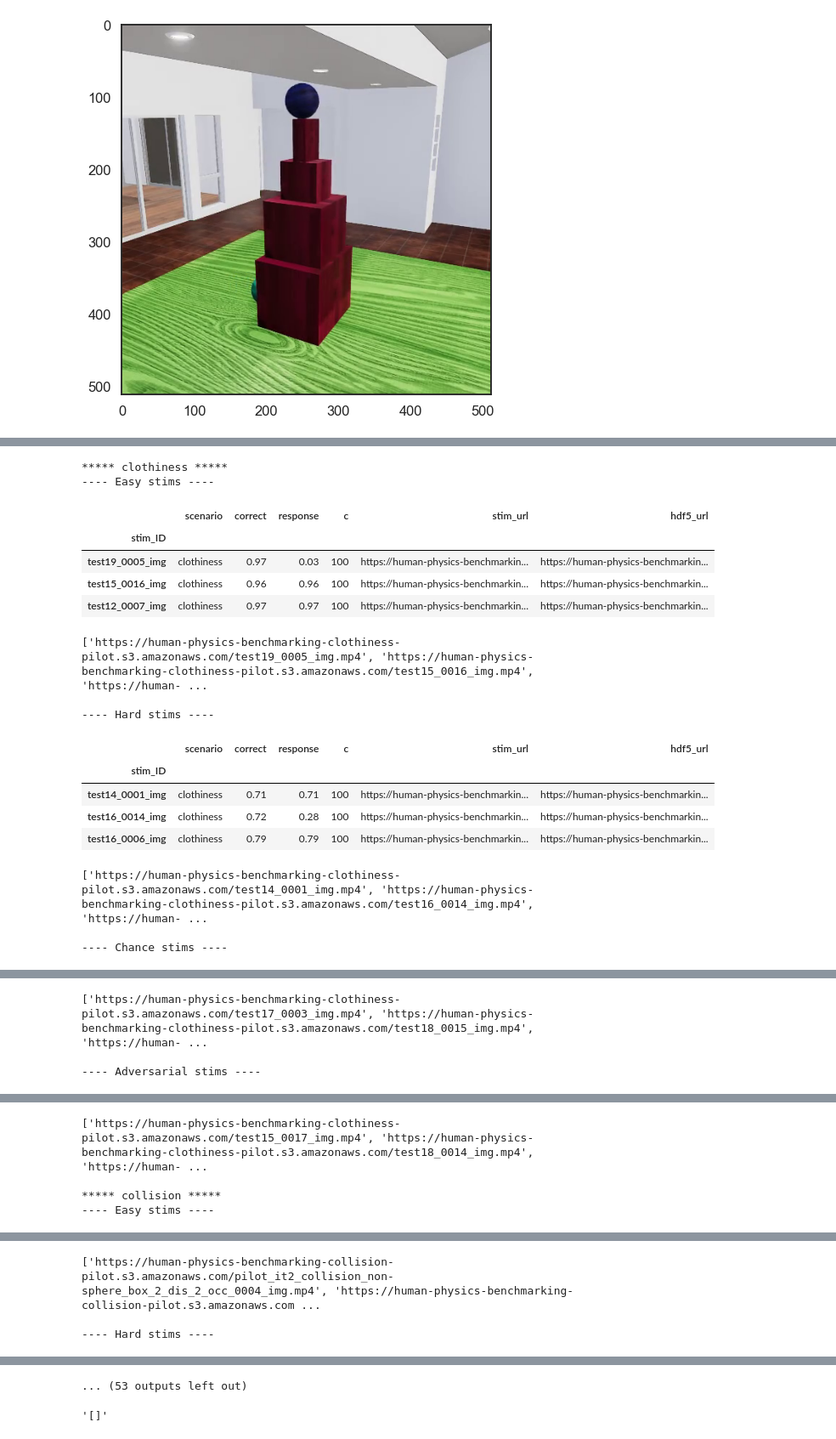
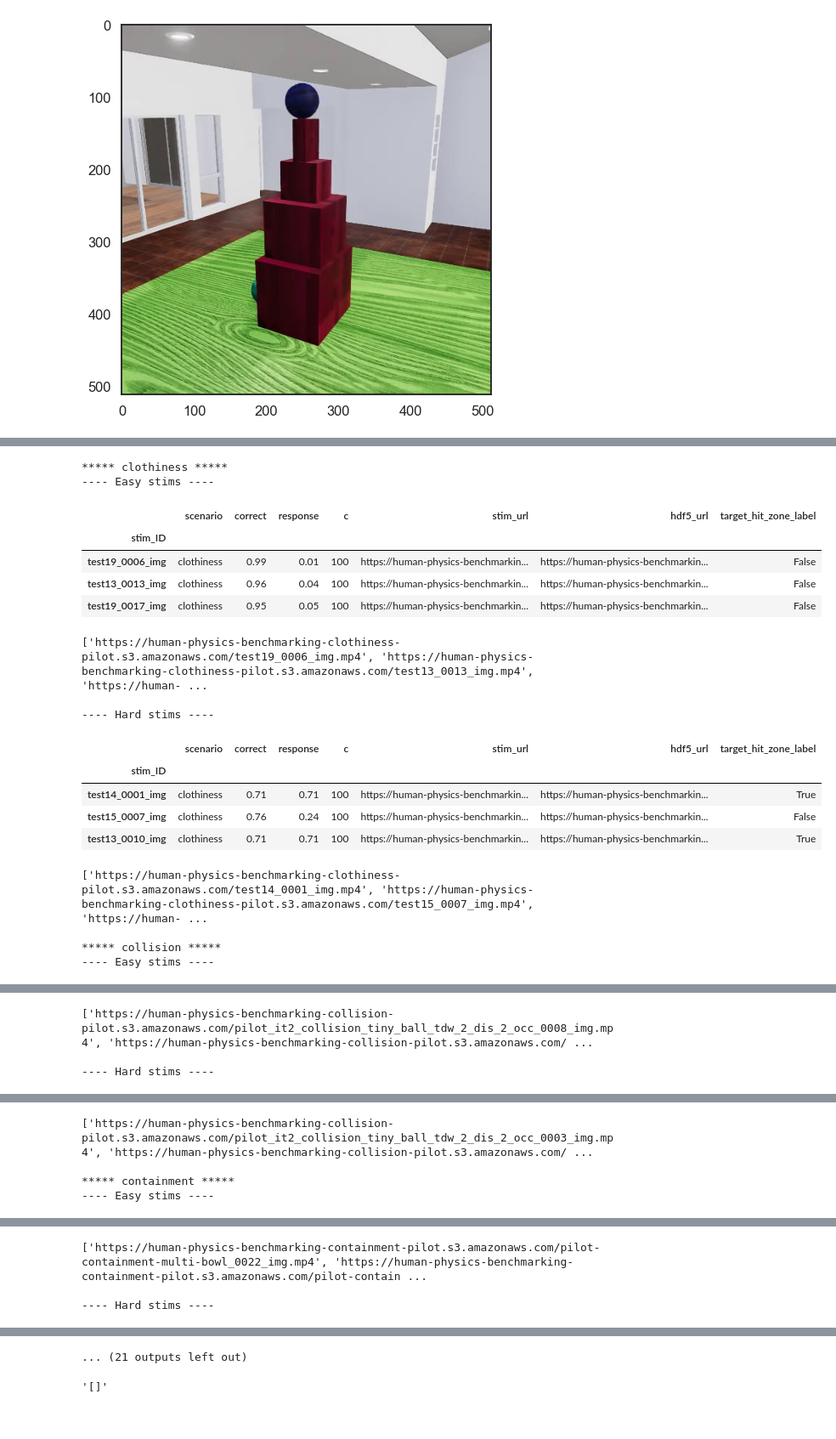
Before and after one commit to cogtoolslab/physics-benchmarking-neurips2021, a Jupyter notebook: analysis/stimulus_plots.ipynb, the cells around one changed output, grey strips where cells are left out. Shown at 85% size. Saved outputs shown, nothing was run; the diff lists cells and outputs as text; code cells hidden in the pictures.

```diff
--- a/analysis/stimulus_plots.ipynb
+++ b/analysis/stimulus_plots.ipynb
@@ -215,7 +220,8 @@ per_stim_agg = df.groupby('stim_ID').agg({
     'response' : 'mean',
     'c' : 'count',
     'stim_url' : lambda s: s.head(1),
-    'hdf5_url' : lambda s: s.head(1)
+    'hdf5_url' : lambda s: s.head(1),
+    'target_hit_zone_label': 'mean'
 })
 per_stim_agg.sort_values('scenario',inplace=True)
 # %%
@@ -408,47 +500,48 @@ pilot_towers_nb4_fr015_SJ000_gr015sph_mono1_dis0_occ0_tdwroom_0015.hdf5 already
 # %%
 num_stims = 3
 
 for scenario in per_stim_agg['scenario'].unique():
     print("*****",scenario,"*****")
     df_s = per_stim_agg[per_stim_agg['scenario'] == scenario]
     df_s = df_s.sort_values('correct')
     #get easy stims
     selection = df_s[df_s['correct']>0.90].sample(num_stims)
     print("---- Easy stims ----")
     display(selection)
     print(list(selection['stim_url']),"\n")
-    #get hard stims
+   #get hard stims
     selection = df_s[(df_s['correct']>0.70) & (df_s['correct']<0.80)].sample(num_stims)
     print("---- Hard stims ----")
     display(selection)
     print(list(selection['stim_url']),"\n")
-    #get chance stims
-    selection = df_s[(df_s['correct']>0.45) & (df_s['correct']<0.55)].sample(num_stims)
-    print("---- Chance stims ----")
-    display(selection)
-    print(list(selection['stim_url']),"\n")
-    #get adversarial stims
-#     selection = df_s[df_s['correct']<0.20].sample(num_stims)
-    selection = df_s.head(num_stims)
-    print("---- Adversarial stims ----")
-    display(selection)
-    print(list(selection['stim_url']),"\n")
+#     #get chance stims
+#     selection = df_s[(df_s['correct']>0.45) & (df_s['correct']<0.55)].sample(num_stims)
+#     print("---- Chance stims ----")
+#     display(selection)
+#     print(list(selection['stim_url']),"\n")
+#     #get adversarial stims
+# #     selection = df_s[df_s['correct']<0.20].sample(num_stims)
+#     selection = df_s.head(num_stims)
+#     print("---- Adversarial stims ----")
+#     display(selection)
+#     print(list(selection['stim_url']),"\n")
 # %% [output]
 ***** clothiness *****
 ---- Easy stims ----
-|  | scenario | correct | response | c | stim_url | hdf5_url |
-| stim_ID |  |  |  |  |  |  |
-| test19_0005_img | clothiness | 0.97 | 0.03 | 100 | https://human-physics-benchmarkin... | https://human-physics-benchmarkin... |
-| test15_0016_img | clothiness | 0.96 | 0.96 | 100 | https://human-physics-benchmarkin... | https://human-physics-benchmarkin... |
-| test12_0007_img | clothiness | 0.97 | 0.97 | 100 | https://human-physics-benchmarkin... | https://human-physics-benchmarkin... |
+|  | scenario | correct | response | c | stim_url | hdf5_url | target_hit_zone_label |
+| stim_ID |  |  |  |  |  |  |  |
+| test19_0006_img | clothiness | 0.99 | 0.01 | 100 | https://human-physics-benchmarkin... | https://human-physics-benchmarkin... | False |
+| test13_0013_img | clothiness | 0.96 | 0.04 | 100 | https://human-physics-benchmarkin... | https://human-physics-benchmarkin... | False |
+| test19_0017_img | clothiness | 0.95 | 0.05 | 100 | https://human-physics-benchmarkin... | https://human-physics-benchmarkin... | False |
-['https://human-physics-benchmarking-clothiness-pilot.s3.amazonaws.com/test19_0005_img.mp4', 'https://human-physics-benchmarking-clothiness-pilot.s3.amazonaws.com/test15_0016_img.mp4', 'https://human- ...
+['https://human-physics-benchmarking-clothiness-pilot.s3.amazonaws.com/test19_0006_img.mp4', 'https://human-physics-benchmarking-clothiness-pilot.s3.amazonaws.com/test13_0013_img.mp4', 'https://human- ...
 
 ---- Hard stims ----
-|  | scenario | correct | response | c | stim_url | hdf5_url |
-| stim_ID |  |  |  |  |  |  |
-| test14_0001_img | clothiness | 0.71 | 0.71 | 100 | https://human-physics-benchmarkin... | https://human-physics-benchmarkin... |
-| test16_0014_img | clothiness | 0.72 | 0.28 | 100 | https://human-physics-benchmarkin... | https://human-physics-benchmarkin... |
-| test16_0006_img | clothiness | 0.79 | 0.79 | 100 | https://human-physics-benchmarkin... | https://human-physics-benchmarkin... |
+|  | scenario | correct | response | c | stim_url | hdf5_url | target_hit_zone_label |
+| stim_ID |  |  |  |  |  |  |  |
+| test14_0001_img | clothiness | 0.71 | 0.71 | 100 | https://human-physics-benchmarkin... | https://human-physics-benchmarkin... | True |
+| test15_0007_img | clothiness | 0.76 | 0.24 | 100 | https://human-physics-benchmarkin... | https://human-physics-benchmarkin... | False |
+| test13_0010_img | clothiness | 0.71 | 0.71 | 100 | https://human-physics-benchmarkin... | https://human-physics-benchmarkin... | True |
-['https://human-physics-benchmarking-clothiness-pilot.s3.amazonaws.com/test14_0001_img.mp4', 'https://human-physics-benchmarking-clothiness-pilot.s3.amazonaws.com/test16_0014_img.mp4', 'https://human- ...
+['https://human-physics-benchmarking-clothiness-pilot.s3.amazonaws.com/test14_0001_img.mp4', 'https://human-physics-benchmarking-clothiness-pilot.s3.amazonaws.com/test15_0007_img.mp4', 'https://human- ...
 
----- Chance stims ----
+***** collision *****
+---- Easy stims ----
@@ -460,3 +553,3 @@ for scenario in per_stim_agg['scenario'].unique():
-['https://human-physics-benchmarking-clothiness-pilot.s3.amazonaws.com/test17_0003_img.mp4', 'https://human-physics-benchmarking-clothiness-pilot.s3.amazonaws.com/test18_0015_img.mp4', 'https://human- ...
+['https://human-physics-benchmarking-collision-pilot.s3.amazonaws.com/pilot_it2_collision_tiny_ball_tdw_2_dis_2_occ_0008_img.mp4', 'https://human-physics-benchmarking-collision-pilot.s3.amazonaws.com/ ...
 
----- Adversarial stims ----
+---- Hard stims ----
@@ -468,4 +561,4 @@ for scenario in per_stim_agg['scenario'].unique():
-['https://human-physics-benchmarking-clothiness-pilot.s3.amazonaws.com/test15_0017_img.mp4', 'https://human-physics-benchmarking-clothiness-pilot.s3.amazonaws.com/test18_0014_img.mp4', 'https://human- ...
+['https://human-physics-benchmarking-collision-pilot.s3.amazonaws.com/pilot_it2_collision_tiny_ball_tdw_2_dis_2_occ_0003_img.mp4', 'https://human-physics-benchmarking-collision-pilot.s3.amazonaws.com/ ...
 
-***** collision *****
+***** containment *****
 ---- Easy stims ----
@@ -477,3 +570,3 @@ for scenario in per_stim_agg['scenario'].unique():
-['https://human-physics-benchmarking-collision-pilot.s3.amazonaws.com/pilot_it2_collision_non-sphere_box_2_dis_2_occ_0004_img.mp4', 'https://human-physics-benchmarking-collision-pilot.s3.amazonaws.com ...
+['https://human-physics-benchmarking-containment-pilot.s3.amazonaws.com/pilot-containment-multi-bowl_0022_img.mp4', 'https://human-physics-benchmarking-containment-pilot.s3.amazonaws.com/pilot-contain ...
 
 ---- Hard stims ----
@@ -485,4 +578,4 @@ for scenario in per_stim_agg['scenario'].unique():
-... (53 outputs left out)
+... (21 outputs left out)
 # %%
 df['occluders'].iloc[3]
 # %% [output]
```
Also changed, not shown: parts of 8 cells of this notebook.
